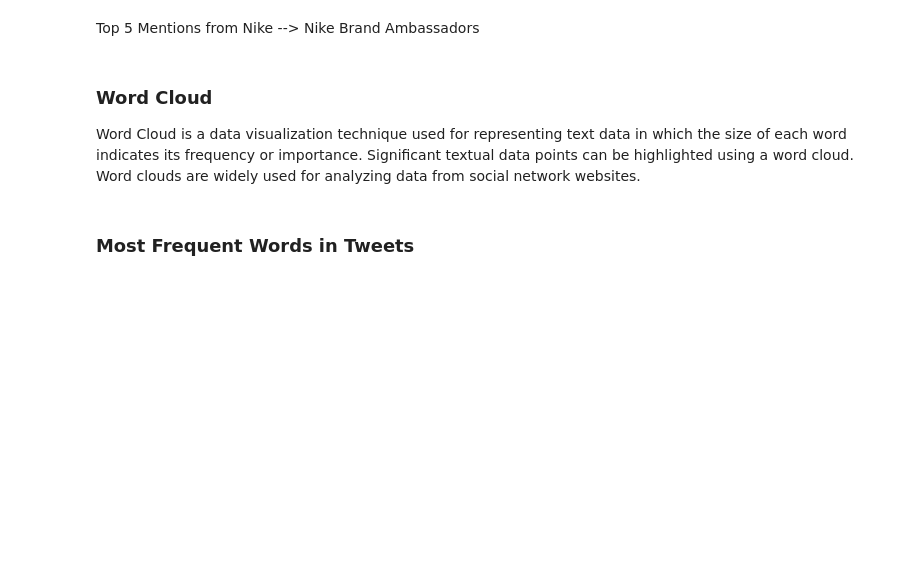
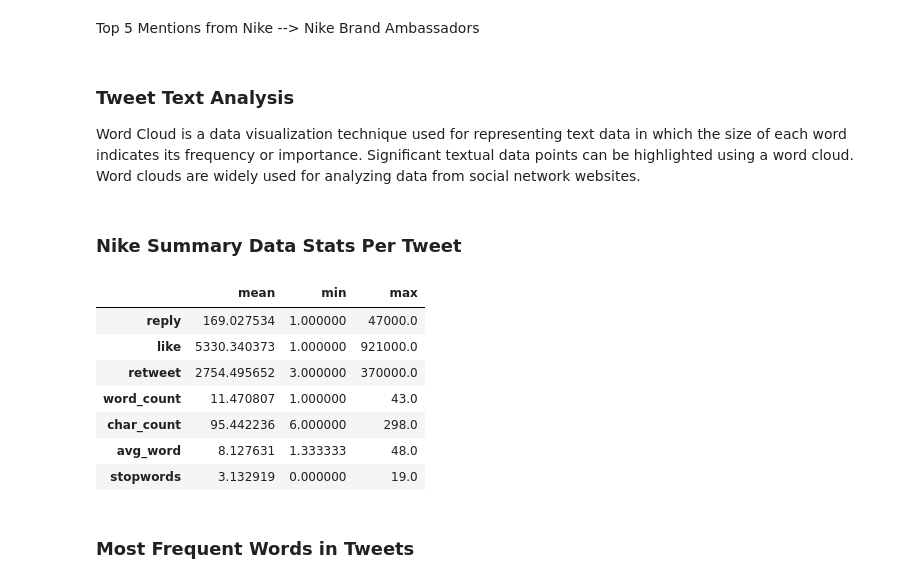
Before and after one commit to manjiriacharekar/Twitter-Crawler, a Jupyter notebook: Twitter-WebCrawler-Analysis (OneConnect Assignment).ipynb, the cells around one changed output. Saved outputs shown, nothing was run; the diff lists cells and outputs as text; code cells hidden in the pictures; blank space fills up the shorter version.

```diff
--- a/Twitter-WebCrawler-Analysis (OneConnect Assignment).ipynb
+++ b/Twitter-WebCrawler-Analysis (OneConnect Assignment).ipynb
@@ -382,7 +382,7 @@ dtype: int64
 # %% [markdown]
 Top 5 Mentions from Nike --> Nike Brand Ambassadors
 # %% [markdown]
-### Word Cloud
+### Tweet Text Analysis
 
 Word Cloud is a data visualization technique used for representing text data in which the size of each word indicates its frequency or importance. Significant textual data points can be highlighted using a word cloud. Word clouds are widely used for analyzing data from social network websites.
 # %%
@@ -403,6 +403,26 @@ import nltk
 from nltk.corpus import stopwords
 stop = stopwords.words('english')
 nike_data['stopwords'] = nike_data['tweet'].apply(lambda x: len([x for x in x.split() if x in stop]))
+# %% [markdown]
+### Nike Summary Data Stats Per Tweet
+# %%
+# Nike Summary Data Stats Per Tweet
+nike_stats = nike_data.describe().T
+del nike_stats['count']
+del nike_stats['std']
+del nike_stats['25%']
+del nike_stats['50%']
+del nike_stats['75%']
+nike_stats
+# %% [output]
+|  | mean | min | max |
+| reply | 169.027534 | 1.000000 | 47000.0 |
+| like | 5330.340373 | 1.000000 | 921000.0 |
+| retweet | 2754.495652 | 3.000000 | 370000.0 |
+| word_count | 11.470807 | 1.000000 | 43.0 |
+| char_count | 95.442236 | 6.000000 | 298.0 |
+| avg_word | 8.127631 | 1.333333 | 48.0 |
+| stopwords | 3.132919 | 0.000000 | 19.0 |
 # %%
 # Converting Data to lower case
 nike_data['tweet'] = nike_data['tweet'].apply(lambda x: " ".join(x.lower() for x in x.split()))
```
Also changed, not shown: parts of 3 cells of this notebook.
